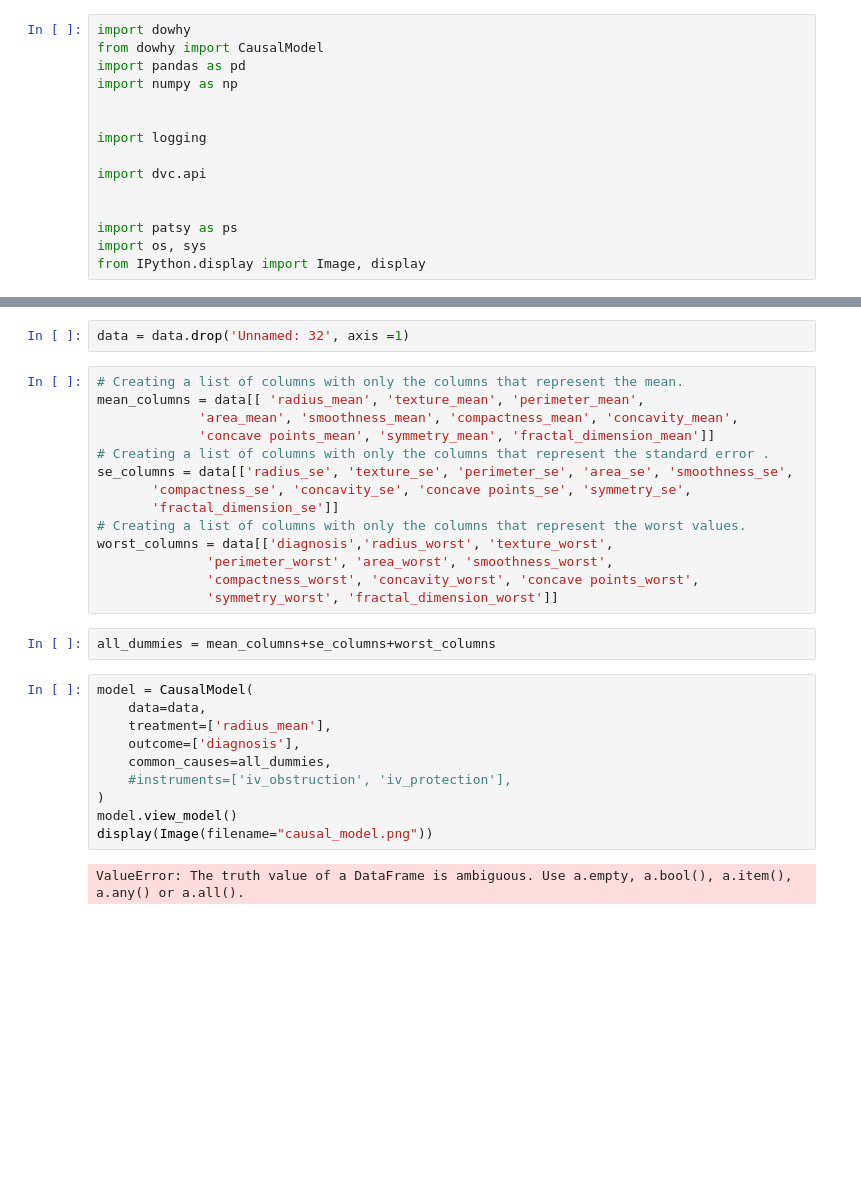
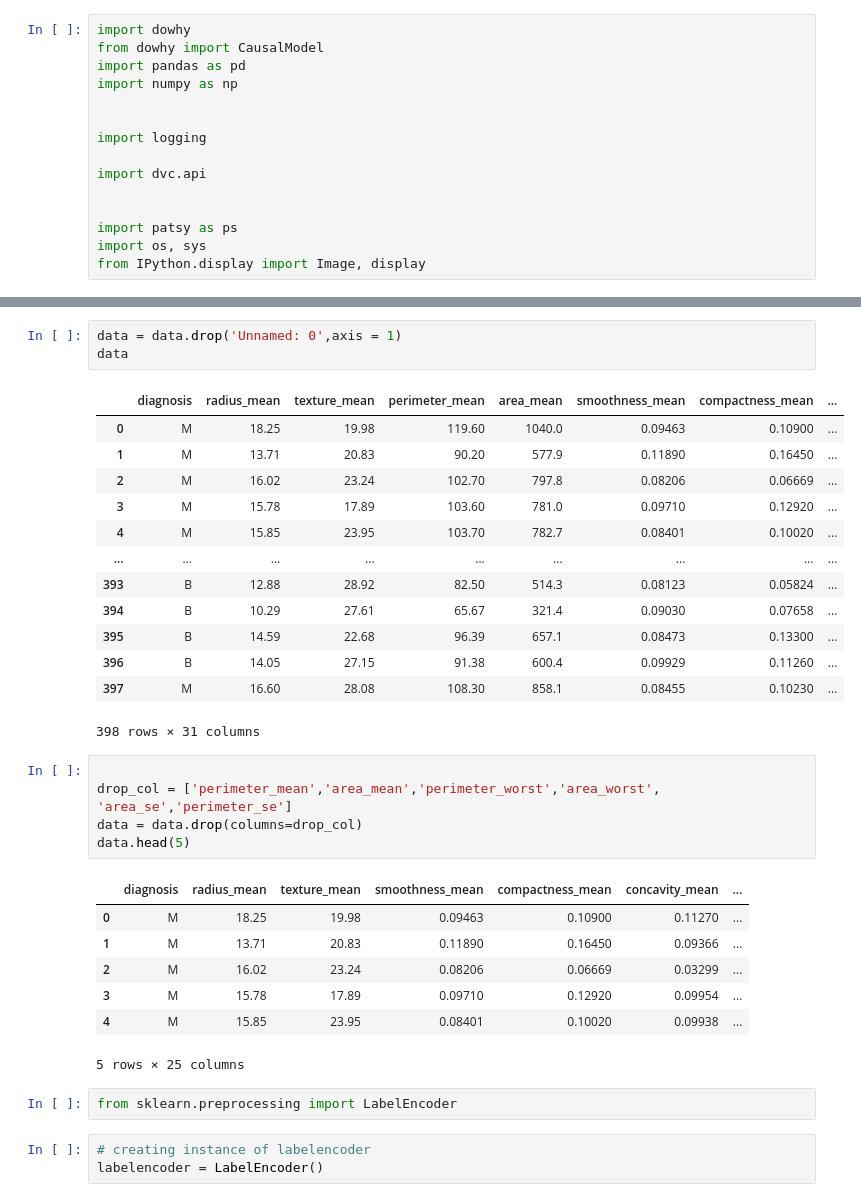
Before and after one commit to joluoch/causalinference, a Jupyter notebook: notebook/causual.ipynb, the cells around one changed output, grey strips where cells are left out. Cells and saved outputs as stored; diff of their text form; blank space fills up the shorter version.

Commit message:
causal attempt

```diff
--- a/notebook/causual.ipynb
+++ b/notebook/causual.ipynb
@@ -54,30 +27,35 @@ data
 # %%
-data = data.drop('Unnamed: 32', axis =1)
+data = data.drop('Unnamed: 0',axis = 1)
+data
+# %% [output]
+|  | diagnosis | radius_mean | texture_mean | perimeter_mean | area_mean | smoothness_mean | compactness_mean | ... |
+| 0 | M | 18.25 | 19.98 | 119.60 | 1040.0 | 0.09463 | 0.10900 | ... |
+| 1 | M | 13.71 | 20.83 | 90.20 | 577.9 | 0.11890 | 0.16450 | ... |
+| 2 | M | 16.02 | 23.24 | 102.70 | 797.8 | 0.08206 | 0.06669 | ... |
+| 3 | M | 15.78 | 17.89 | 103.60 | 781.0 | 0.09710 | 0.12920 | ... |
+| 4 | M | 15.85 | 23.95 | 103.70 | 782.7 | 0.08401 | 0.10020 | ... |
+| ... | ... | ... | ... | ... | ... | ... | ... | ... |
+| 393 | B | 12.88 | 28.92 | 82.50 | 514.3 | 0.08123 | 0.05824 | ... |
+| 394 | B | 10.29 | 27.61 | 65.67 | 321.4 | 0.09030 | 0.07658 | ... |
+| 395 | B | 14.59 | 22.68 | 96.39 | 657.1 | 0.08473 | 0.13300 | ... |
+| 396 | B | 14.05 | 27.15 | 91.38 | 600.4 | 0.09929 | 0.11260 | ... |
+| 397 | M | 16.60 | 28.08 | 108.30 | 858.1 | 0.08455 | 0.10230 | ... |
+398 rows × 31 columns
-# %%
-# Creating a list of columns with only the columns that represent the mean.
-mean_columns = data[[ 'radius_mean', 'texture_mean', 'perimeter_mean',
-             'area_mean', 'smoothness_mean', 'compactness_mean', 'concavity_mean',
-             'concave points_mean', 'symmetry_mean', 'fractal_dimension_mean']]
-# Creating a list of columns with only the columns that represent the standard error .
-se_columns = data[['radius_se', 'texture_se', 'perimeter_se', 'area_se', 'smoothness_se',
-       'compactness_se', 'concavity_se', 'concave points_se', 'symmetry_se',
-       'fractal_dimension_se']]
-# Creating a list of columns with only the columns that represent the worst values.
-worst_columns = data[['diagnosis','radius_worst', 'texture_worst',
-              'perimeter_worst', 'area_worst', 'smoothness_worst',
-              'compactness_worst', 'concavity_worst', 'concave points_worst',
-              'symmetry_worst', 'fractal_dimension_worst']]
-# %%
-all_dummies = mean_columns+se_columns+worst_columns
-# %%
-model = CausalModel(
-    data=data,
-    treatment=['radius_mean'],
-    outcome=['diagnosis'],
-    common_causes=all_dummies,
-    #instruments=['iv_obstruction', 'iv_protection'],
-)
-model.view_model()
-display(Image(filename="causal_model.png"))
-# %% [output]
-ValueError: The truth value of a DataFrame is ambiguous. Use a.empty, a.bool(), a.item(), a.any() or a.all().
+# %%
+
+drop_col = ['perimeter_mean','area_mean','perimeter_worst','area_worst', 'area_se','perimeter_se']
+data = data.drop(columns=drop_col)
+data.head(5)
+# %% [output]
+|  | diagnosis | radius_mean | texture_mean | smoothness_mean | compactness_mean | concavity_mean | ... |
+| 0 | M | 18.25 | 19.98 | 0.09463 | 0.10900 | 0.11270 | ... |
+| 1 | M | 13.71 | 20.83 | 0.11890 | 0.16450 | 0.09366 | ... |
+| 2 | M | 16.02 | 23.24 | 0.08206 | 0.06669 | 0.03299 | ... |
+| 3 | M | 15.78 | 17.89 | 0.09710 | 0.12920 | 0.09954 | ... |
+| 4 | M | 15.85 | 23.95 | 0.08401 | 0.10020 | 0.09938 | ... |
+5 rows × 25 columns
+# %%
+from sklearn.preprocessing import LabelEncoder
+# %%
+# creating instance of labelencoder
+labelencoder = LabelEncoder()
```
Also changed, not shown: parts of 9 cells of this notebook, 6 other files.
